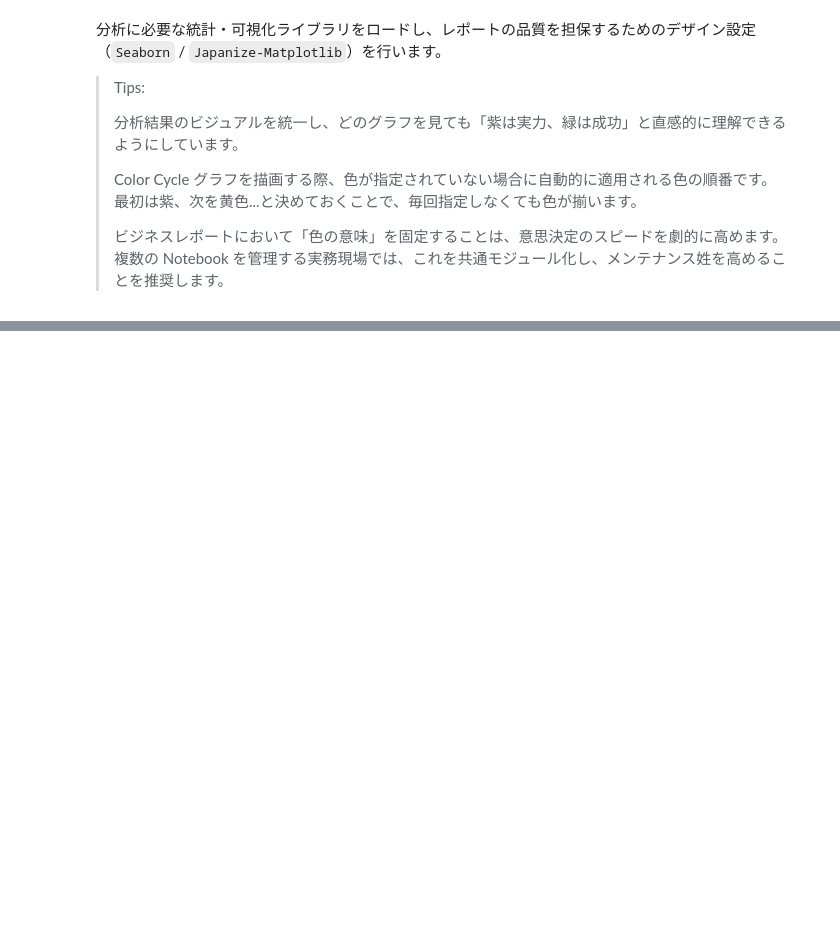
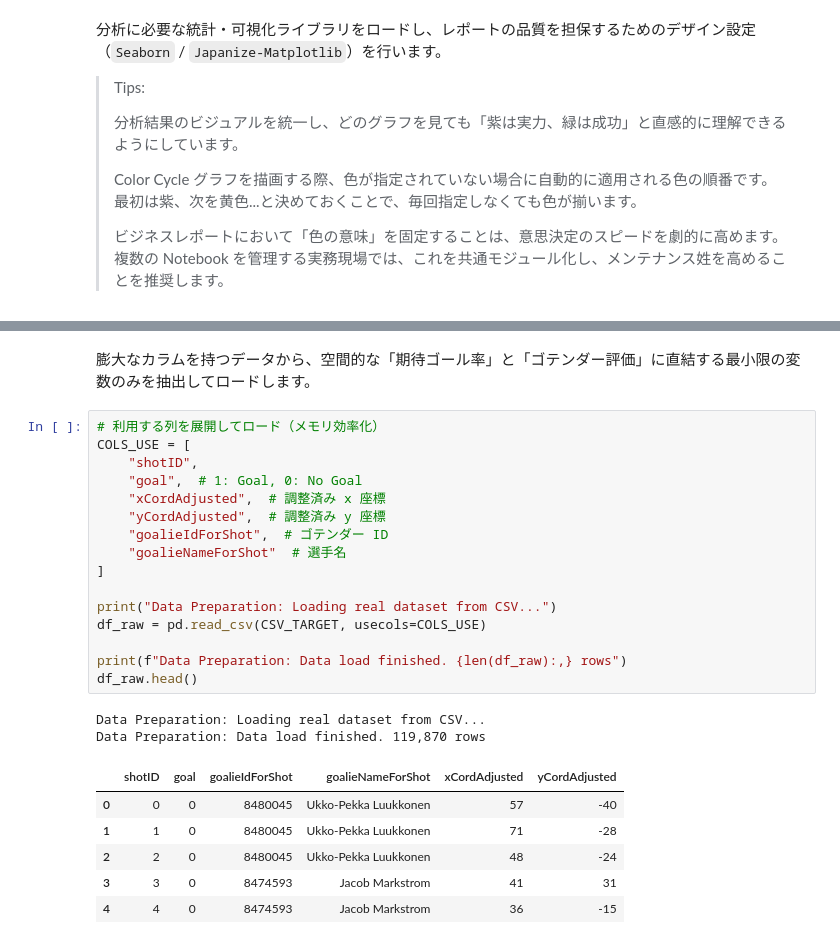
Before and after one commit to petalab-io/bayesian-iroha, a Jupyter notebook: notebooks/02_hockey_gotender/hockey_spatial_analysis.ipynb, the cells around one changed output, grey strips where cells are left out. Drawn from its saved outputs; the diff is of its cells as text; blank space fills up the shorter version.

```diff
--- a/notebooks/02_hockey_gotender/hockey_spatial_analysis.ipynb
+++ b/notebooks/02_hockey_gotender/hockey_spatial_analysis.ipynb
@@ -75,0 +110,27 @@ URL_DATA = "https://peter-tanner.com/moneypuck/downloads/shots_2022.csv"
+# %% [markdown]
+膨大なカラムを持つデータから、空間的な「期待ゴール率」と「ゴテンダー評価」に直結する最小限の変数のみを抽出してロードします。
+# %%
+# 利用する列を展開してロード（メモリ効率化）
+COLS_USE = [
+    "shotID",
+    "goal",  # 1: Goal, 0: No Goal
+    "xCordAdjusted",  # 調整済み x 座標
+    "yCordAdjusted",  # 調整済み y 座標
+    "goalieIdForShot",  # ゴテンダー ID
+    "goalieNameForShot"  # 選手名
+]
+
+print("Data Preparation: Loading real dataset from CSV...")
+df_raw = pd.read_csv(CSV_TARGET, usecols=COLS_USE)
+
+print(f"Data Preparation: Data load finished. {len(df_raw):,} rows")
+df_raw.head()
+# %% [output]
+Data Preparation: Loading real dataset from CSV...
+Data Preparation: Data load finished. 119,870 rows
+|  | shotID | goal | goalieIdForShot | goalieNameForShot | xCordAdjusted | yCordAdjusted |
+| 0 | 0 | 0 | 8480045 | Ukko-Pekka Luukkonen | 57 | -40 |
+| 1 | 1 | 0 | 8480045 | Ukko-Pekka Luukkonen | 71 | -28 |
+| 2 | 2 | 0 | 8480045 | Ukko-Pekka Luukkonen | 48 | -24 |
+| 3 | 3 | 0 | 8474593 | Jacob Markstrom | 41 | 31 |
+| 4 | 4 | 0 | 8474593 | Jacob Markstrom | 36 | -15 |
```
Also changed, not shown: parts of 22 cells of this notebook.
